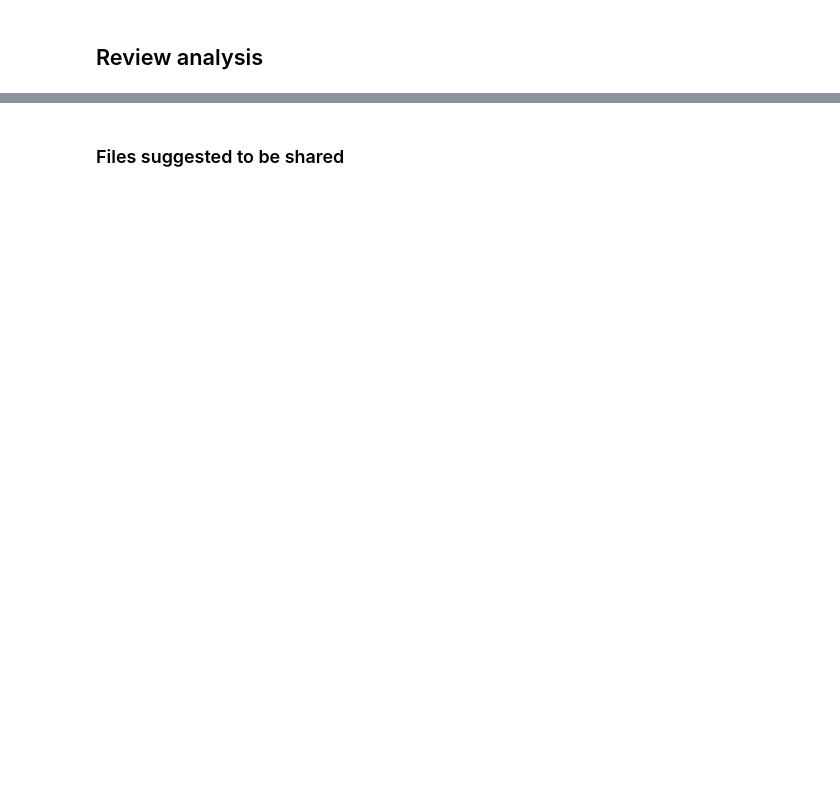
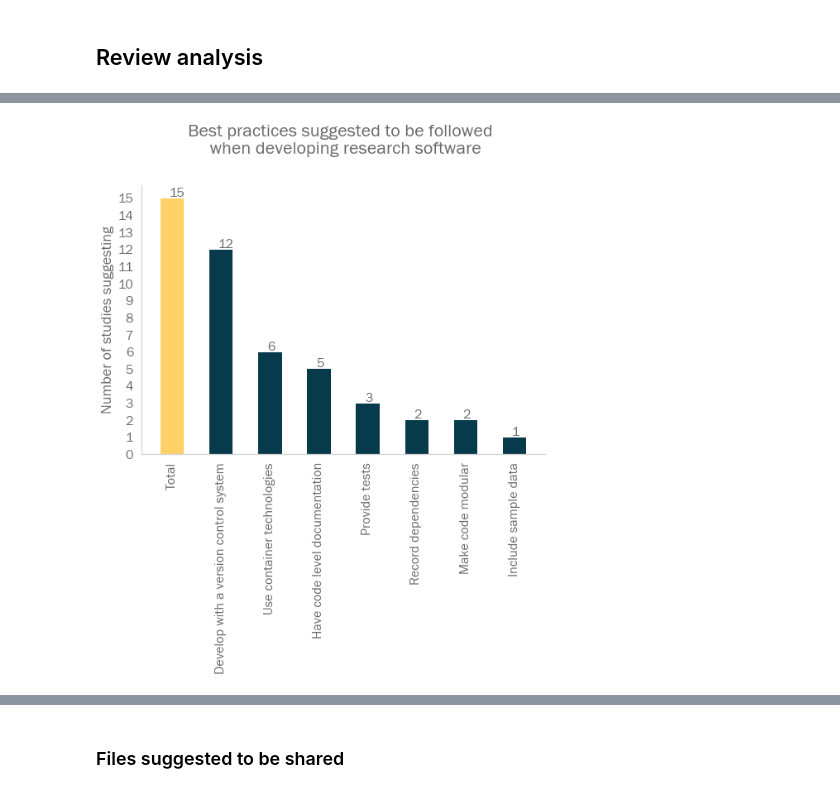
Before and after one commit to FAIR-BioRS/Code, a Jupyter notebook: main.ipynb, the cells around one changed output, grey strips where cells are left out. Drawn from its saved outputs; the diff is of its cells as text; code cells hidden in the pictures; blank space fills up the shorter version.

```diff
--- a/main.ipynb
+++ b/main.ipynb
@@ -164,0 +287,30 @@ df = pd.read_excel(data_file_location,
+# %%
+# Visualize
+fig, ax = plt.subplots(figsize=(8,10))
+width = 0.5
+ind = 0
+x = list(frequency.keys())
+y = list(frequency.values())
+
+# total
+bars = ax.bar("Total", total_studies, width, color=color_palette[1])
+for bar in bars:
+    yval = bar.get_height()
+    ax.text(bar.get_x()+0.2, yval + 0.1, round(yval,1))
+bars = (ax.bar(x, y, width, color=color_palette[ind]))
+for bar in bars:
+    yval = bar.get_height()
+    ax.text(bar.get_x()+0.2, yval + 0.1, round(yval,1))
+ind+=1
+ax.set_xticks(["Total"] + x)
+ax.set_yticks(range(0, total_studies+1))
+plt.xticks(fontsize=16)
+plt.yticks(fontsize=16)
+plt.ylabel('Number of studies suggesting', fontsize=18)
+plt.title("Best practices suggested to be followed \n when developing research software", fontsize = 22, y = 1.1)
+plt.xticks(rotation = 90, ha = 'center')
+fig.tight_layout()
+plot_name = 'files-suggested'
+save_image_png(fig, 'output', plot_name)
+# %% [output]
+[figure, added]
```
Also changed, not shown: parts of 18 cells of this notebook, 3 other files.
